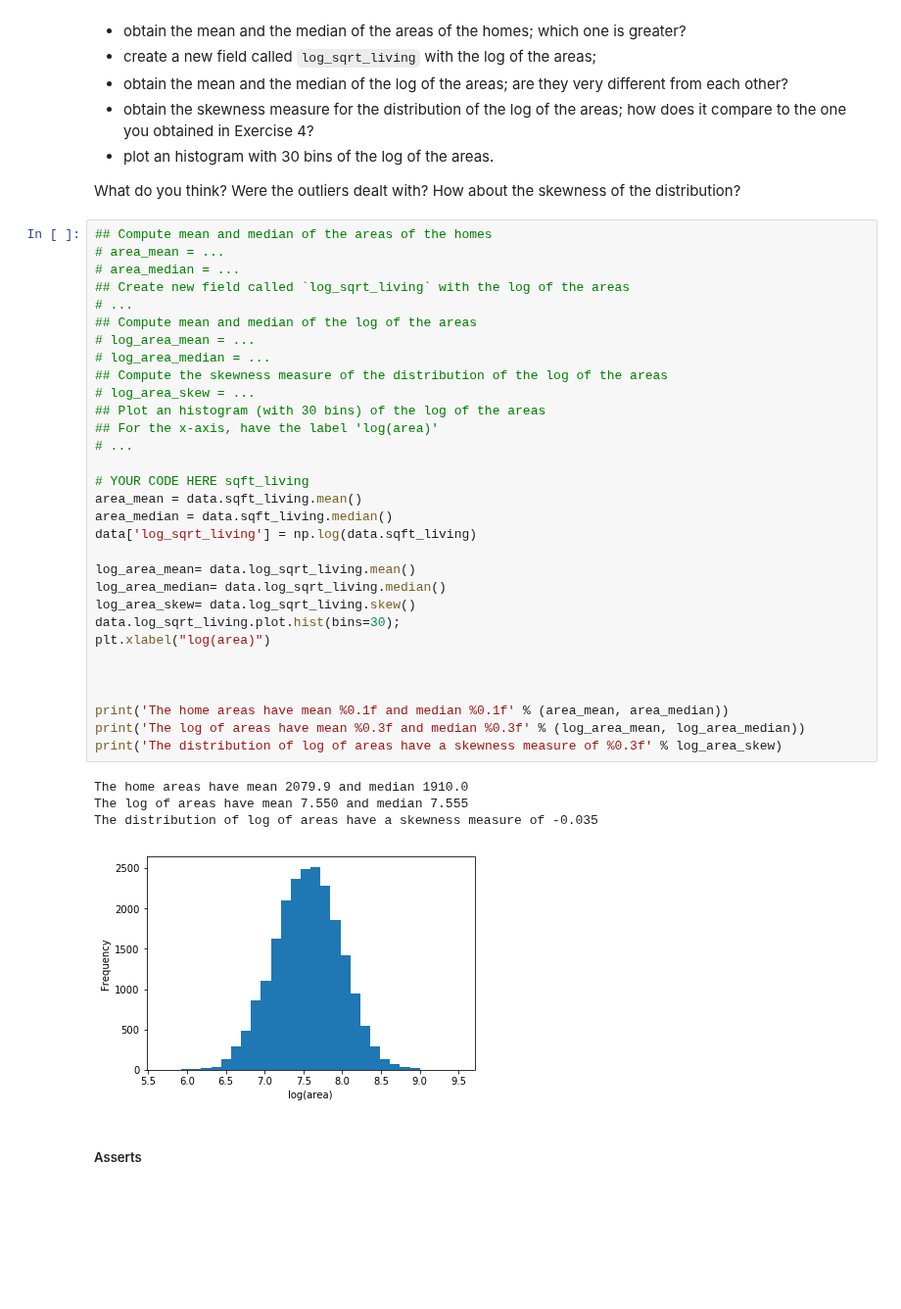
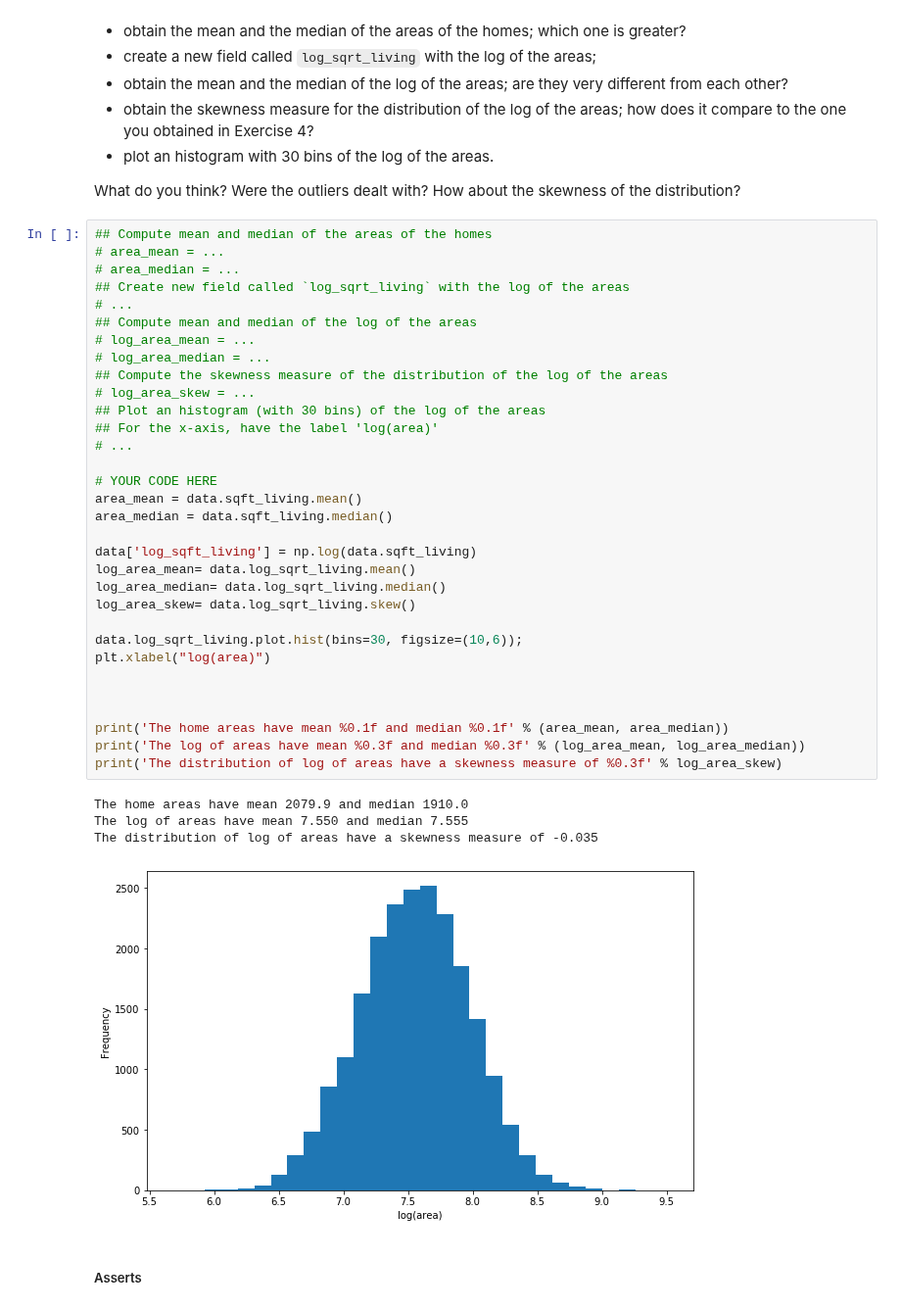
Before and after one commit to MafaldaPaco/batch3-workspace, a Jupyter notebook: S01/SLU04 - Basic Stats with Pandas/Exercise notebook.ipynb, the cells around one changed output. Shown at 98% size. Drawn from its saved outputs; the diff is of its cells as text; blank space fills up the shorter version.

```diff
--- a/S01/SLU04 - Basic Stats with Pandas/Exercise notebook.ipynb
+++ b/S01/SLU04 - Basic Stats with Pandas/Exercise notebook.ipynb
@@ -299,37 +299,38 @@ What do you think? Were the outliers dealt with? How about the skewness of the d
 # area_mean = ...
 # area_median = ...
 ## Create new field called `log_sqrt_living` with the log of the areas
 # ...
 ## Compute mean and median of the log of the areas
 # log_area_mean = ...
 # log_area_median = ...
 ## Compute the skewness measure of the distribution of the log of the areas
 # log_area_skew = ...
 ## Plot an histogram (with 30 bins) of the log of the areas
 ## For the x-axis, have the label 'log(area)'
 # ...
 
-# YOUR CODE HERE sqft_living
+# YOUR CODE HERE
 area_mean = data.sqft_living.mean()
 area_median = data.sqft_living.median()
-data['log_sqrt_living'] = np.log(data.sqft_living)
 
+data['log_sqft_living'] = np.log(data.sqft_living)
 log_area_mean= data.log_sqrt_living.mean()
 log_area_median= data.log_sqrt_living.median()
 log_area_skew= data.log_sqrt_living.skew()
-data.log_sqrt_living.plot.hist(bins=30);
+
+data.log_sqrt_living.plot.hist(bins=30, figsize=(10,6));
 plt.xlabel("log(area)")
 
 
 
 print('The home areas have mean %0.1f and median %0.1f' % (area_mean, area_median))
 print('The log of areas have mean %0.3f and median %0.3f' % (log_area_mean, log_area_median))
 print('The distribution of log of areas have a skewness measure of %0.3f' % log_area_skew)
 # %% [output]
 The home areas have mean 2079.9 and median 1910.0
 The log of areas have mean 7.550 and median 7.555
 The distribution of log of areas have a skewness measure of -0.035
-[figure, old version]
+[figure, new version]
 # %% [markdown]
 ##### Asserts
 # %%
```
Also changed, not shown: parts of 1 cell of this notebook.
